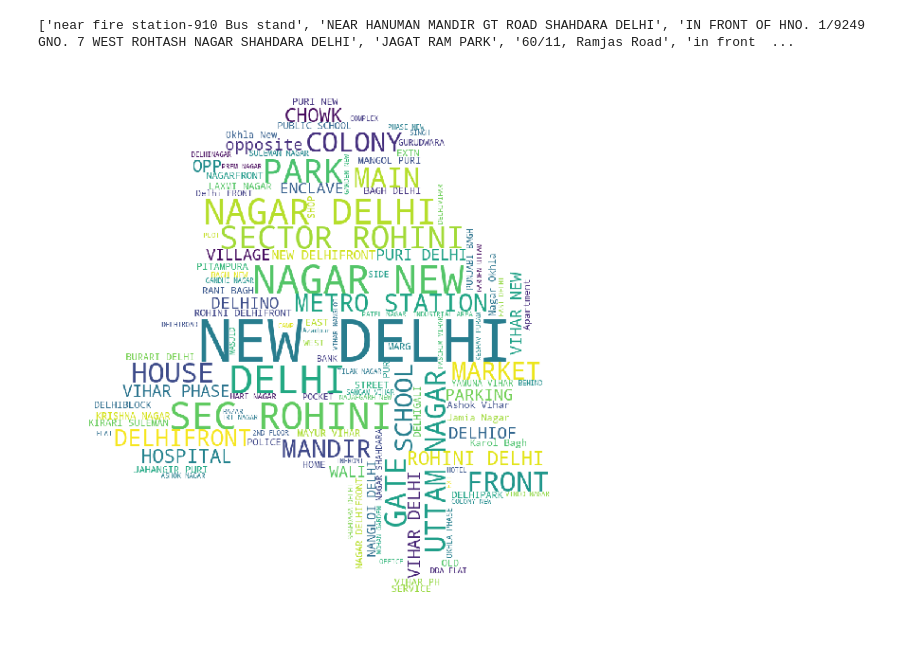
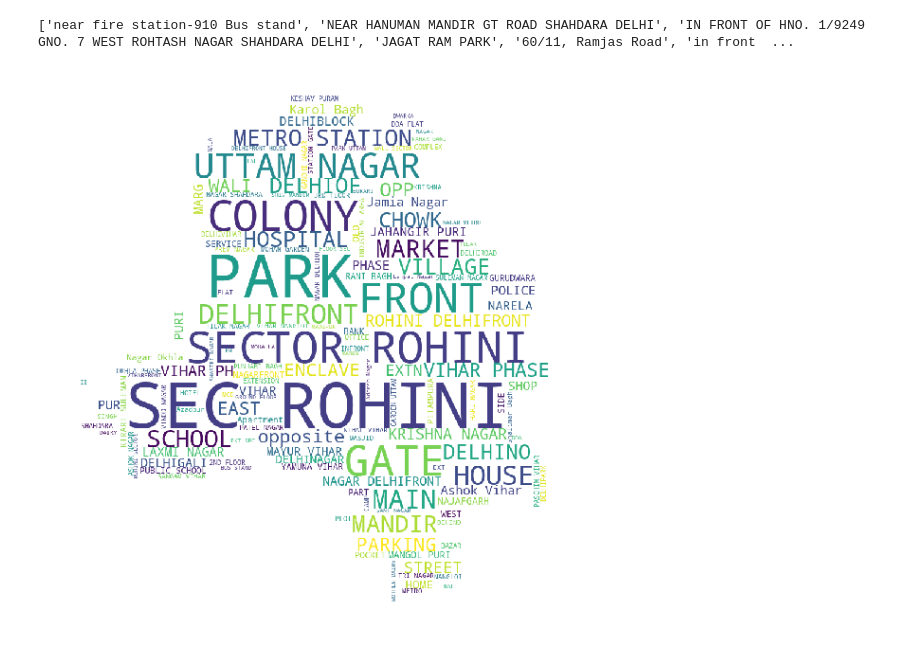
Before and after one commit to shucon/BDP-Police-FIR-Project, a Jupyter notebook: data.ipynb, the cells around one changed output. Cells and saved outputs as stored; diff of their text form; code cells hidden in the pictures.

Commit message:
wordcloud

```diff
--- a/data.ipynb
+++ b/data.ipynb
@@ -340,31 +340,35 @@ print(stolen_from_list)
 # %%
 def generateWordClouds():
     comment_words = ' '
     stopwords = set(STOPWORDS)
     stopwords.add("near")
     stopwords.add("gali")
 #     stopwords.add("nagar")
     stopwords.add("block")
     stopwords.add("road")
+    stopwords.add("delhi")
+    stopwords.add("new delhi")
+    stopwords.add("new")
+
 
     for i in range(len(stolen_from_list)):
         temp = str(stolen_from_list[i])
         tokens = temp.split()
         if len(tokens) == 0:
             continue
         else:
             tokens = tokens[1:]
             comment_words +=' '.join(tokens)
 
     delhi_mask = np.array(Image.open('delhi6.jpg'))
     wordcloud = WordCloud(width = 800, height = 800, background_color ='white', mask=delhi_mask, stopwords = stopwords, min_font_size = 10).generate(comment_words)
-
+    wordcloud.to_file('wordcloud.png')
     plt.figure(figsize = (8, 8), facecolor = None)
     plt.imshow(wordcloud)
     plt.axis("off")
     plt.tight_layout(pad = 0)
     plt.show()
 
 generateWordClouds()
 # %% [output]
-[figure, old version]
+[figure, new version]
```
Also changed, not shown: 1 other file.
